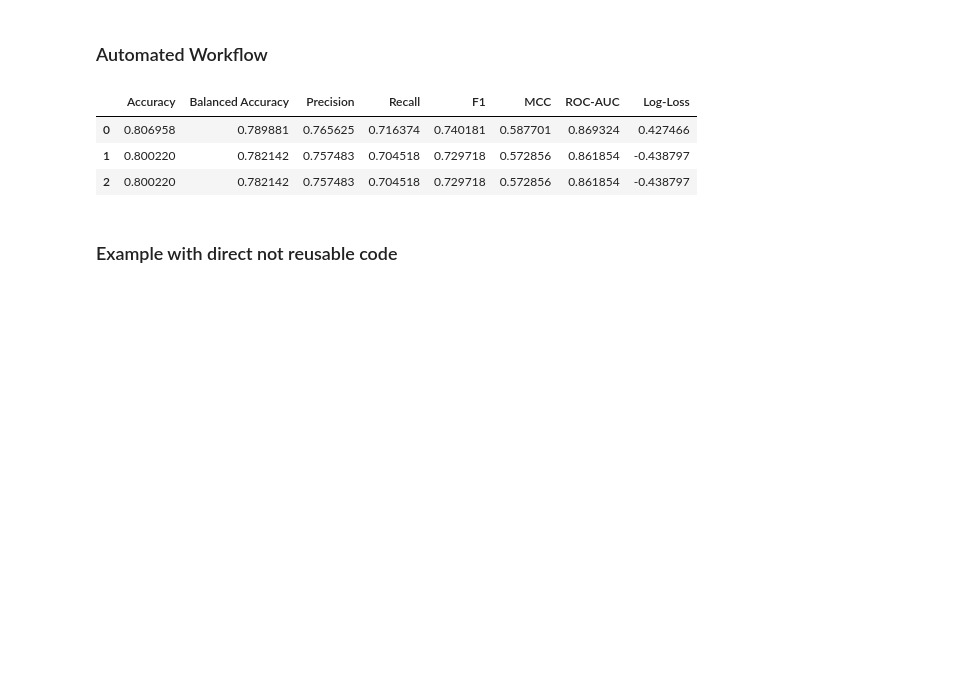
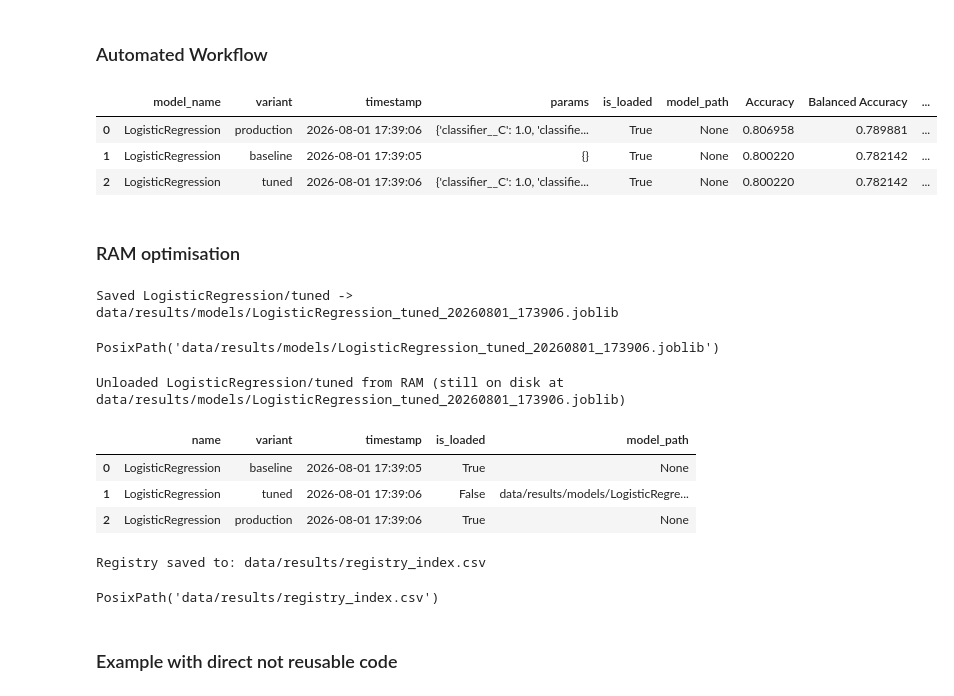
Before and after one commit to AnthonyMura/kaggle_titanic, a Jupyter notebook: kaggle_notebook.ipynb, the cells around one changed output. Cells and saved outputs as stored; diff of their text form; code cells hidden in the pictures; blank space fills up the shorter version.

Commit message:
[version] 0.2 Finished the models block completely

```diff
--- a/kaggle_notebook.ipynb
+++ b/kaggle_notebook.ipynb
@@ -446,5 +854,5 @@ class ModelRegistry:
 # %%
-registry = ModelRegistry()
+registry = ModelRegistry(results_dir="data/results")
 # %%
 from sklearn.metrics import \
     (make_scorer, matthews_corrcoef, accuracy_score, balanced_accuracy_score, precision_score, recall_score, f1_score, roc_auc_score, log_loss)
@@ -888,10 +1296,33 @@ run_workflow(
 # %%
-registry.show(sort_by="Accuracy")
+registry.to_dataframe(sort_by="Accuracy")
 # %% [output]
-|  | Accuracy | Balanced Accuracy | Precision | Recall | F1 | MCC | ROC-AUC | Log-Loss |
-| 0 | 0.806958 | 0.789881 | 0.765625 | 0.716374 | 0.740181 | 0.587701 | 0.869324 | 0.427466 |
-| 1 | 0.800220 | 0.782142 | 0.757483 | 0.704518 | 0.729718 | 0.572856 | 0.861854 | -0.438797 |
-| 2 | 0.800220 | 0.782142 | 0.757483 | 0.704518 | 0.729718 | 0.572856 | 0.861854 | -0.438797 |
+|  | model_name | variant | timestamp | params | is_loaded | model_path | Accuracy | Balanced Accuracy | ... |
+| 0 | LogisticRegression | production | 2026-08-01 17:39:06 | {'classifier__C': 1.0, 'classifie... | True | None | 0.806958 | 0.789881 | ... |
+| 1 | LogisticRegression | baseline | 2026-08-01 17:39:05 | {} | True | None | 0.800220 | 0.782142 | ... |
+| 2 | LogisticRegression | tuned | 2026-08-01 17:39:06 | {'classifier__C': 1.0, 'classifie... | True | None | 0.800220 | 0.782142 | ... |
+# %% [markdown]
+### RAM optimisation
+# %%
+registry.save_model("LogisticRegression", variant="tuned")
+# %% [output]
+Saved LogisticRegression/tuned -> data/results/models/LogisticRegression_tuned_20260801_173906.joblib
+PosixPath('data/results/models/LogisticRegression_tuned_20260801_173906.joblib')
+# %%
+registry.unload_model("LogisticRegression", variant="tuned")
+# %% [output]
+Unloaded LogisticRegression/tuned from RAM (still on disk at data/results/models/LogisticRegression_tuned_20260801_173906.joblib)
+# %%
+registry.list_models()
+# %% [output]
+|  | name | variant | timestamp | is_loaded | model_path |
+| 0 | LogisticRegression | baseline | 2026-08-01 17:39:05 | True | None |
+| 1 | LogisticRegression | tuned | 2026-08-01 17:39:06 | False | data/results/models/LogisticRegre... |
+| 2 | LogisticRegression | production | 2026-08-01 17:39:06 | True | None |
+# %%
+registry.save_csv("data/results/registry_index.csv")
+# %% [output]
+Registry saved to: data/results/registry_index.csv
+PosixPath('data/results/registry_index.csv')
 # %% [markdown]
 ### Example with direct not reusable code
 # %%
```
Also changed, not shown: parts of 80 cells of this notebook.
